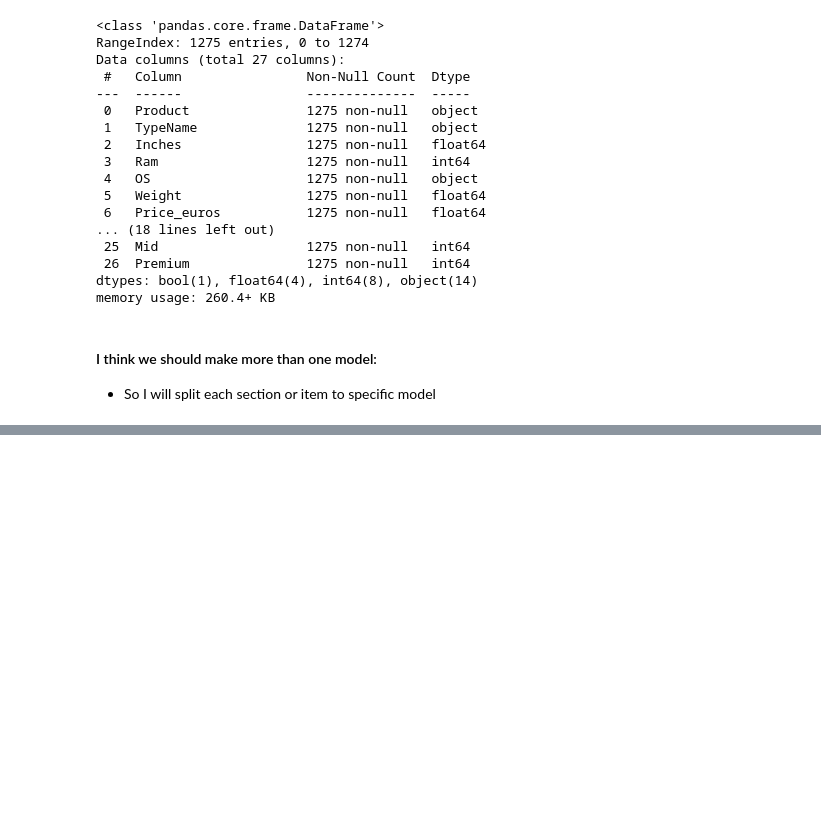
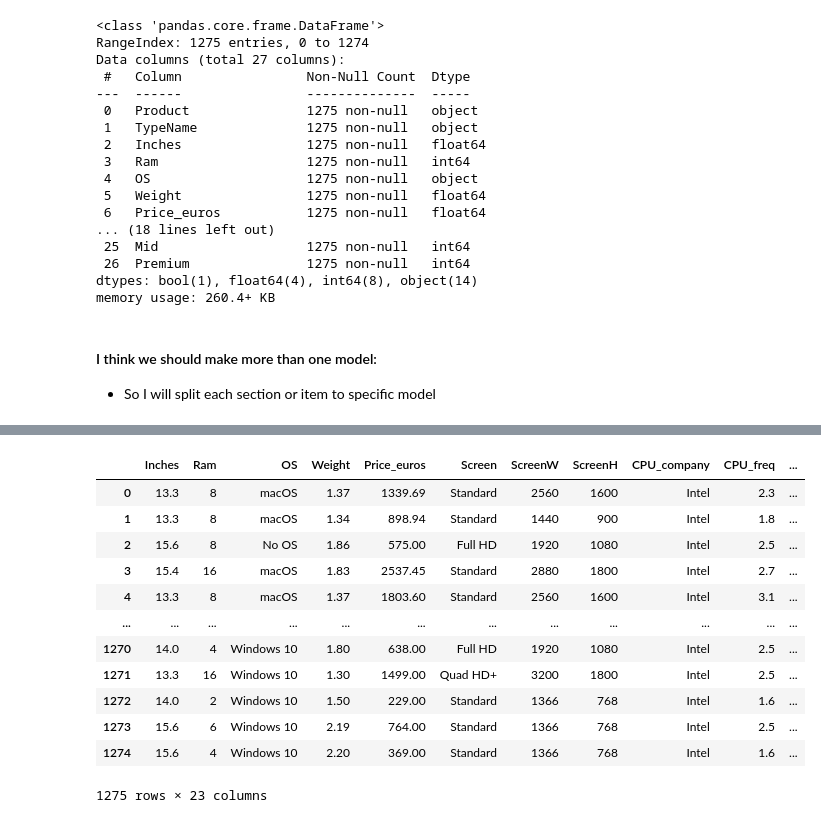
Before and after one commit to MinaGO1/Laptop-prices-dataset, a Jupyter notebook: Tasks.ipynb, the cells around one changed output, grey strips where cells are left out. Saved outputs shown, nothing was run; the diff lists cells and outputs as text; code cells hidden in the pictures; blank space fills up the shorter version.

Commit message:
Adjust the model dataframe. Now you should make models as feature sections (screen , ram , cpu , gpu , os , etc.).

```diff
--- a/Tasks.ipynb
+++ b/Tasks.ipynb
@@ -901,3 +901,5 @@ memory usage: 260.4+ KB
 #### I think we should make more than one model:
 
 - So I will split each section or item to specific model
+# %%
+model_laptops_df.drop(["Product" , "ScreenRes"  , "Touchscreen" , "IPSpanel" ,"RetinaDisplay" ,"CPU_model" , "GPU_model" , 'SecondaryStorage?'] , axis=1 , inplace=True)
@@ -903,0 +927,19 @@ memory usage: 260.4+ KB
+# %%
+# Making typename column to dummy variables and make notebook as a baseline
+model_laptops_df = model_laptops_df.join(pd.get_dummies(model_laptops_df['TypeName'] , dtype=int).drop('Notebook' , axis =1)).drop('TypeName' , axis=1)
+# %%
+model_laptops_df
+# %% [output]
+|  | Inches | Ram | OS | Weight | Price_euros | Screen | ScreenW | ScreenH | CPU_company | CPU_freq | ... |
+| 0 | 13.3 | 8 | macOS | 1.37 | 1339.69 | Standard | 2560 | 1600 | Intel | 2.3 | ... |
+| 1 | 13.3 | 8 | macOS | 1.34 | 898.94 | Standard | 1440 | 900 | Intel | 1.8 | ... |
+| 2 | 15.6 | 8 | No OS | 1.86 | 575.00 | Full HD | 1920 | 1080 | Intel | 2.5 | ... |
+| 3 | 15.4 | 16 | macOS | 1.83 | 2537.45 | Standard | 2880 | 1800 | Intel | 2.7 | ... |
+| 4 | 13.3 | 8 | macOS | 1.37 | 1803.60 | Standard | 2560 | 1600 | Intel | 3.1 | ... |
+| ... | ... | ... | ... | ... | ... | ... | ... | ... | ... | ... | ... |
+| 1270 | 14.0 | 4 | Windows 10 | 1.80 | 638.00 | Full HD | 1920 | 1080 | Intel | 2.5 | ... |
+| 1271 | 13.3 | 16 | Windows 10 | 1.30 | 1499.00 | Quad HD+ | 3200 | 1800 | Intel | 2.5 | ... |
+| 1272 | 14.0 | 2 | Windows 10 | 1.50 | 229.00 | Standard | 1366 | 768 | Intel | 1.6 | ... |
+| 1273 | 15.6 | 6 | Windows 10 | 2.19 | 764.00 | Standard | 1366 | 768 | Intel | 2.5 | ... |
+| 1274 | 15.6 | 4 | Windows 10 | 2.20 | 369.00 | Standard | 1366 | 768 | Intel | 1.6 | ... |
+1275 rows × 23 columns
```
Also changed, not shown: parts of 32 cells of this notebook.
